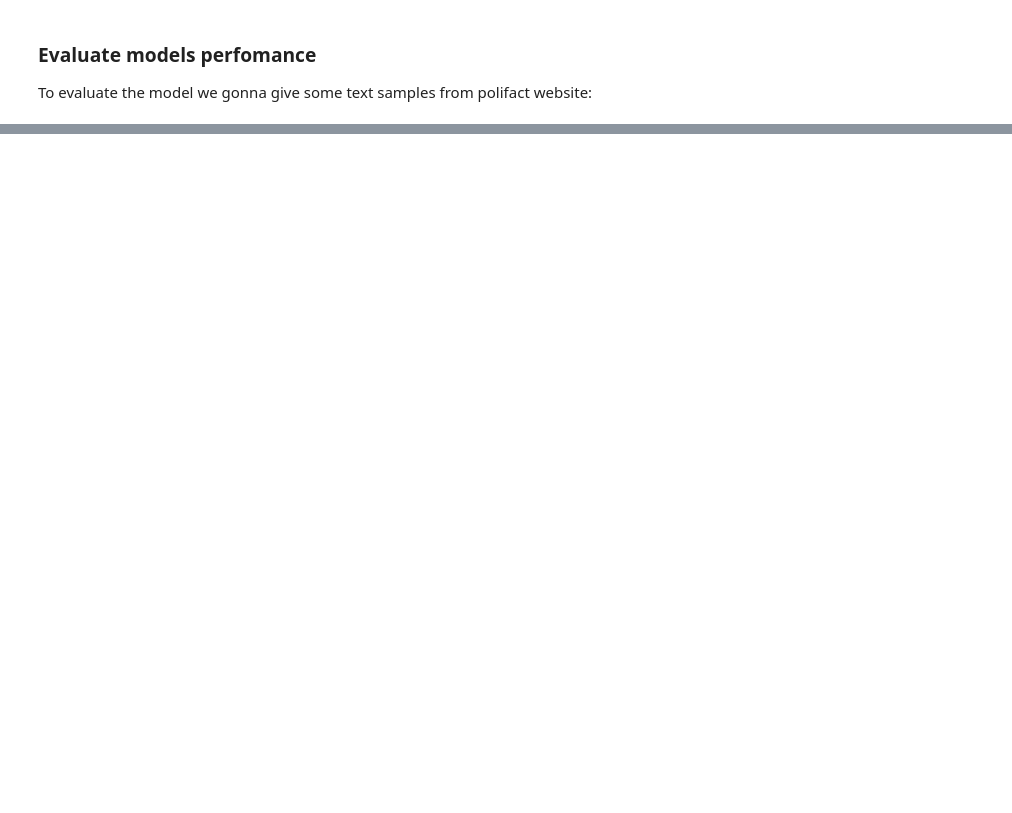
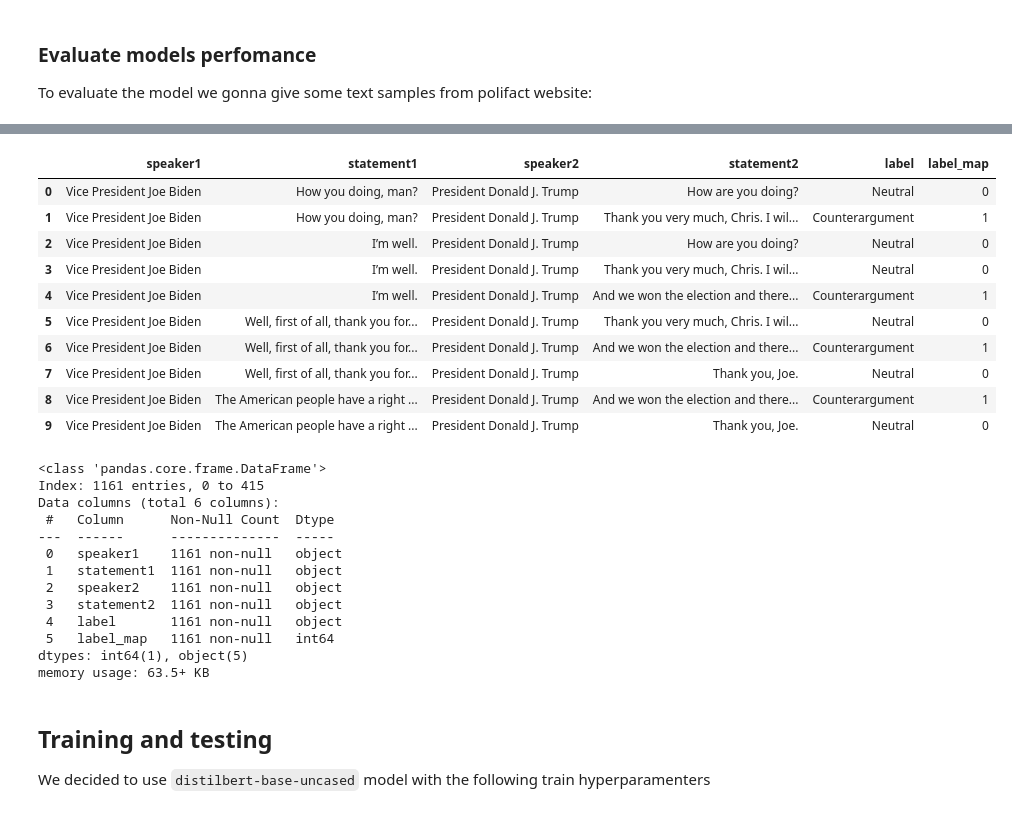
Before and after one commit to MrDuartePT/PolAIgraph, a Jupyter notebook: Truthify_Trainer.ipynb, the cells around one changed output, grey strips where cells are left out. Saved outputs shown, nothing was run; the diff lists cells and outputs as text; code cells hidden in the pictures; blank space fills up the shorter version.

Commit message:
Complete Trainer notebook
Signed-off-by: Gonçalo Negrier Duarte <gonegrier.duarte@gmail.com>

```diff
--- a/Truthify_Trainer.ipynb
+++ b/Truthify_Trainer.ipynb
@@ -442,0 +624,19 @@ Predicted sentiment: False
+# %%
+# Define the labels
+label2id = {"Neutral": 0, "Counterargument": 1, "Restatement": 2}
+id2label = {v: k for k, v in label2id.items()}  # Reverse mapping
+
+# Load datasets for training
+df_agrument_1=pd.read_csv(os.path.join('Datasets','us_debates','agrument','1st_presidential_agrument.csv'))
+# Only one speaker
+df_agrument_2=pd.read_csv(os.path.join('Datasets','us_debates','agrument','trump_town_hall_agrument.csv'))
+
+# Map the labels
+df_agrument_1["label_map"]=df_agrument_1["label"].map(label2id)
+df_agrument_2["label_map"]=df_agrument_2["label"].map(label2id)
+
+# Print some dataset information
+df_agrument_1.info()
+df_agrument_1.head()
+df_agrument_2.info()
+df_agrument_2.head()
@@ -442,0 +682,33 @@ Predicted sentiment: False
+# %%
+# Concat the 2 early datasets
+df_trainer_final = pd.concat([df_agrument_1, df_agrument_2])
+df_trainer_final.head(10)
+df_trainer_final.info()
+# %% [output]
+|  | speaker1 | statement1 | speaker2 | statement2 | label | label_map |
+| 0 | Vice President Joe Biden | How you doing, man? | President Donald J. Trump | How are you doing? | Neutral | 0 |
+| 1 | Vice President Joe Biden | How you doing, man? | President Donald J. Trump | Thank you very much, Chris. I wil... | Counterargument | 1 |
+| 2 | Vice President Joe Biden | I’m well. | President Donald J. Trump | How are you doing? | Neutral | 0 |
+| 3 | Vice President Joe Biden | I’m well. | President Donald J. Trump | Thank you very much, Chris. I wil... | Neutral | 0 |
+| 4 | Vice President Joe Biden | I’m well. | President Donald J. Trump | And we won the election and there... | Counterargument | 1 |
+| 5 | Vice President Joe Biden | Well, first of all, thank you for... | President Donald J. Trump | Thank you very much, Chris. I wil... | Neutral | 0 |
+| 6 | Vice President Joe Biden | Well, first of all, thank you for... | President Donald J. Trump | And we won the election and there... | Counterargument | 1 |
+| 7 | Vice President Joe Biden | Well, first of all, thank you for... | President Donald J. Trump | Thank you, Joe. | Neutral | 0 |
+| 8 | Vice President Joe Biden | The American people have a right ... | President Donald J. Trump | And we won the election and there... | Counterargument | 1 |
+| 9 | Vice President Joe Biden | The American people have a right ... | President Donald J. Trump | Thank you, Joe. | Neutral | 0 |
+<class 'pandas.core.frame.DataFrame'>
+Index: 1161 entries, 0 to 415
+Data columns (total 6 columns):
+ #   Column      Non-Null Count  Dtype
+---  ------      --------------  -----
+ 0   speaker1    1161 non-null   object
+ 1   statement1  1161 non-null   object
+ 2   speaker2    1161 non-null   object
+ 3   statement2  1161 non-null   object
+ 4   label       1161 non-null   object
+ 5   label_map   1161 non-null   int64
+dtypes: int64(1), object(5)
+memory usage: 63.5+ KB
+# %% [markdown]
+## Training and testing
+We decided to use `distilbert-base-uncased` model with the following train hyperparamenters
```
Also changed, not shown: parts of 25 cells of this notebook.
